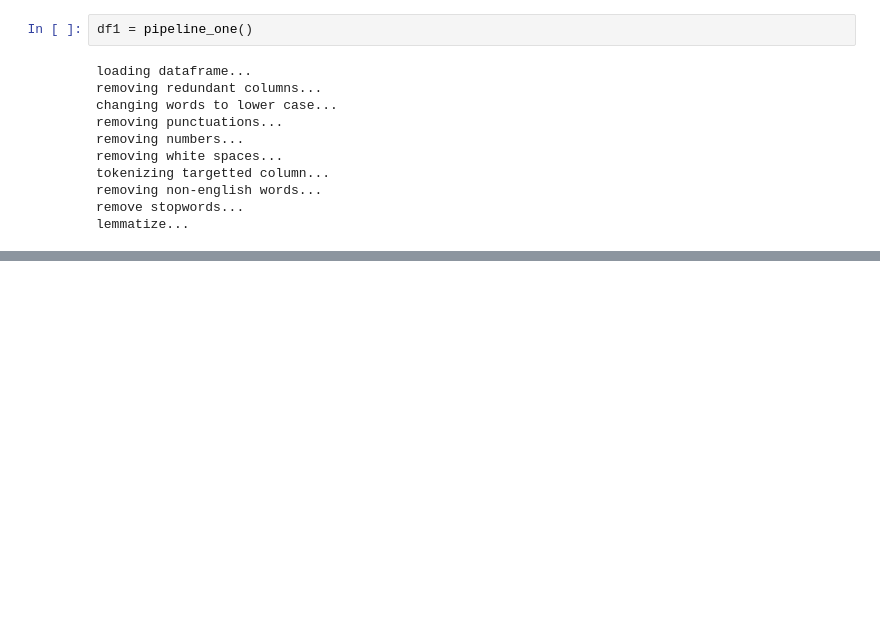
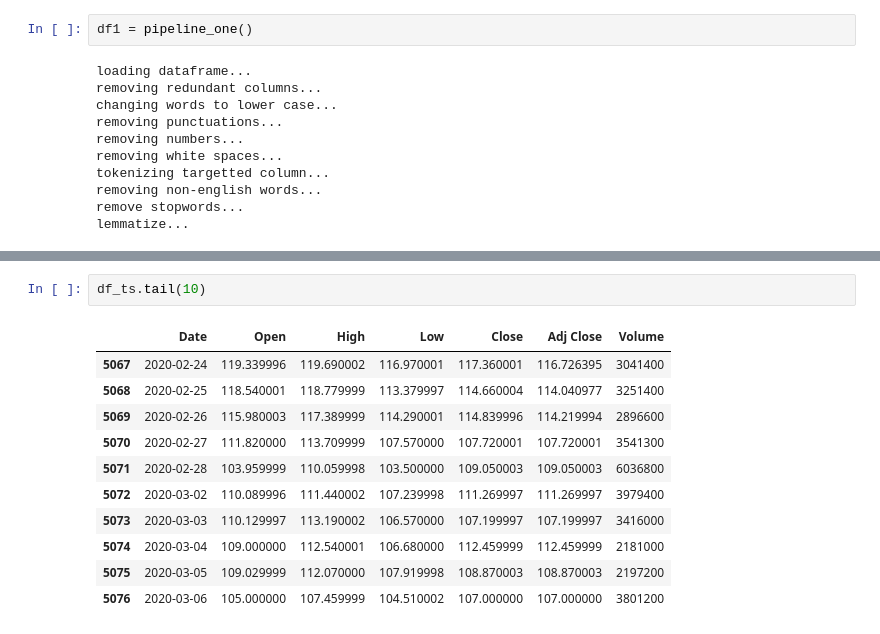
Before and after one commit to cohensaeb/AIDI_1002_Labs, a Jupyter notebook: week_2/AIDI_1002_Week_2_Lab_2.ipynb, the cells around one changed output, grey strips where cells are left out. Cells and saved outputs as stored; diff of their text form; blank space fills up the shorter version.

```diff
--- a/week_2/AIDI_1002_Week_2_Lab_2.ipynb
+++ b/week_2/AIDI_1002_Week_2_Lab_2.ipynb
@@ -255,0 +334,14 @@ df1.tail(10)
+# %%
+df_ts.tail(10)
+# %% [output]
+|  | Date | Open | High | Low | Close | Adj Close | Volume |
+| 5067 | 2020-02-24 | 119.339996 | 119.690002 | 116.970001 | 117.360001 | 116.726395 | 3041400 |
+| 5068 | 2020-02-25 | 118.540001 | 118.779999 | 113.379997 | 114.660004 | 114.040977 | 3251400 |
+| 5069 | 2020-02-26 | 115.980003 | 117.389999 | 114.290001 | 114.839996 | 114.219994 | 2896600 |
+| 5070 | 2020-02-27 | 111.820000 | 113.709999 | 107.570000 | 107.720001 | 107.720001 | 3541300 |
+| 5071 | 2020-02-28 | 103.959999 | 110.059998 | 103.500000 | 109.050003 | 109.050003 | 6036800 |
+| 5072 | 2020-03-02 | 110.089996 | 111.440002 | 107.239998 | 111.269997 | 111.269997 | 3979400 |
+| 5073 | 2020-03-03 | 110.129997 | 113.190002 | 106.570000 | 107.199997 | 107.199997 | 3416000 |
+| 5074 | 2020-03-04 | 109.000000 | 112.540001 | 106.680000 | 112.459999 | 112.459999 | 2181000 |
+| 5075 | 2020-03-05 | 109.029999 | 112.070000 | 107.919998 | 108.870003 | 108.870003 | 2197200 |
+| 5076 | 2020-03-06 | 105.000000 | 107.459999 | 104.510002 | 107.000000 | 107.000000 | 3801200 |
```
Also changed, not shown: parts of 19 cells of this notebook.
